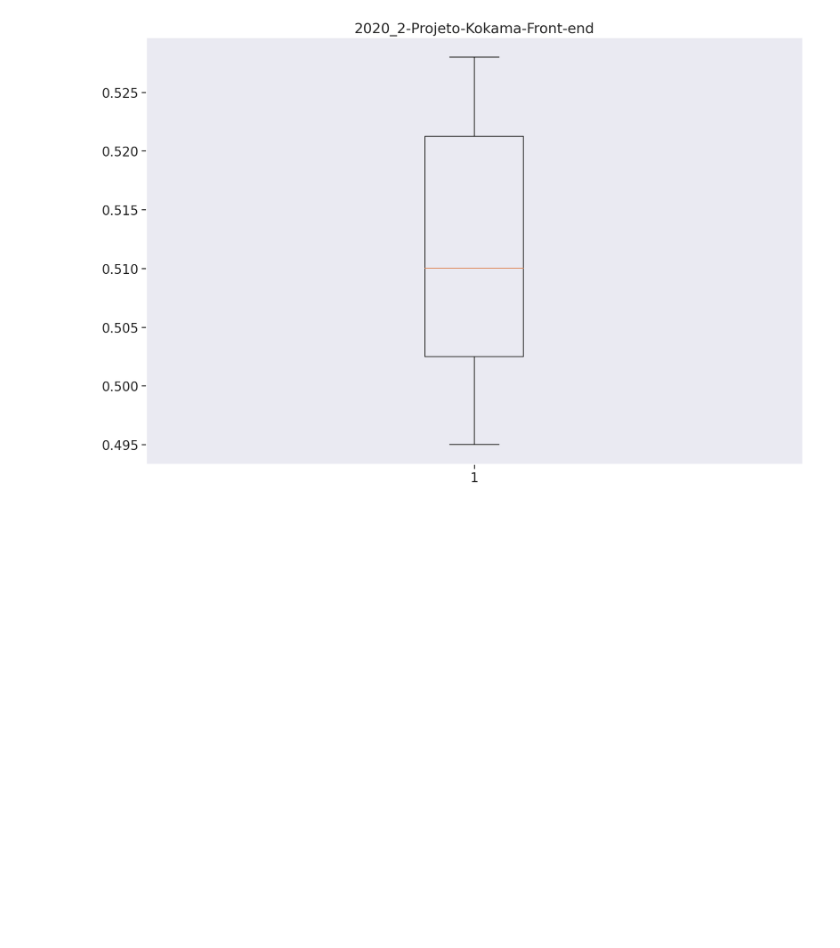
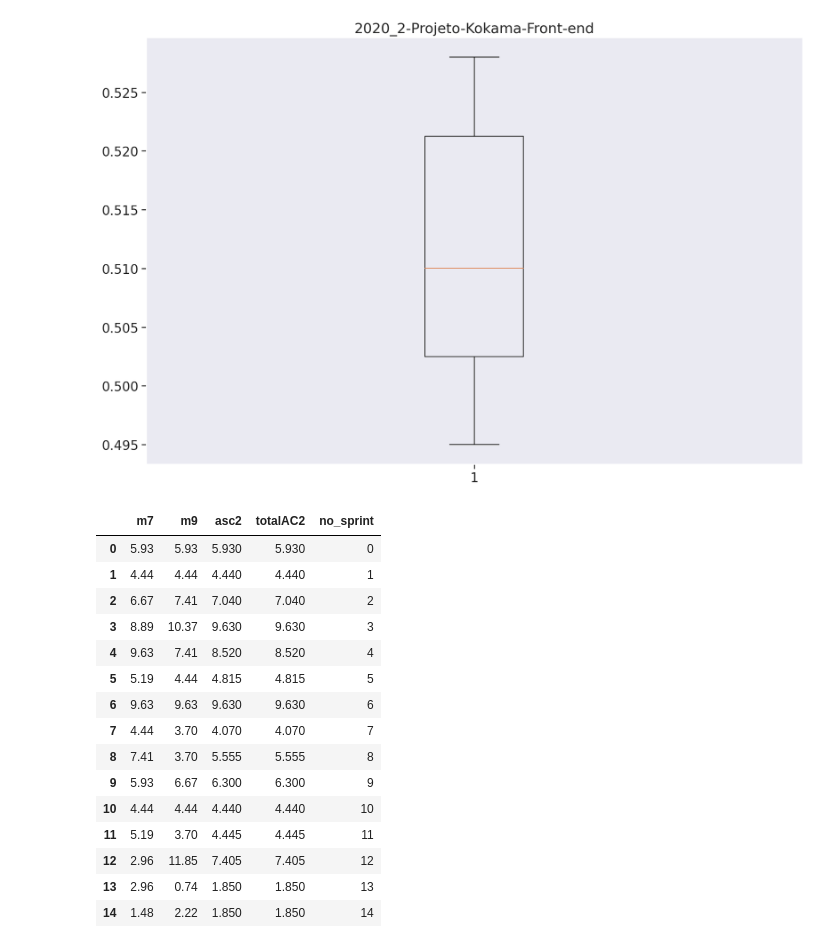
Before and after one commit to fga-eps-mds/2020.2-Projeto-Kokama-Wiki, a Jupyter notebook: analytics.ipynb, the cells around one changed output. Saved outputs shown, nothing was run; the diff lists cells and outputs as text; code cells hidden in the pictures; blank space fills up the shorter version.

```diff
--- a/analytics.ipynb
+++ b/analytics.ipynb
@@ -595,0 +955,42 @@ for repo in repos:
+# %%
+
+
+m7_list = []
+m9_list = []
+asc2_list = []
+sprint_list = []
+
+for i in range(len(tags)):
+    m7_list.append(m7(number_of_resolved_issues[i], NUMBER_OF_ISSUES))
+    m9_list.append(m9(tags[i], NUMBER_OF_ISSUES))
+    asc2_list.append((m7_list[i]+m9_list[i])/2)
+    sprint_list.append(i)
+
+new_metrics_df = pd.DataFrame({
+#     'data_inicio':
+#     'data_fim':
+    'm7': m7_list,
+    'm9': m9_list,
+    'asc2': asc2_list,
+    'totalAC2': asc2_list,
+    'no_sprint': sprint_list
+})
+
+new_metrics_df
+# %% [output]
+|  | m7 | m9 | asc2 | totalAC2 | no_sprint |
+| 0 | 5.93 | 5.93 | 5.930 | 5.930 | 0 |
+| 1 | 4.44 | 4.44 | 4.440 | 4.440 | 1 |
+| 2 | 6.67 | 7.41 | 7.040 | 7.040 | 2 |
+| 3 | 8.89 | 10.37 | 9.630 | 9.630 | 3 |
+| 4 | 9.63 | 7.41 | 8.520 | 8.520 | 4 |
+| 5 | 5.19 | 4.44 | 4.815 | 4.815 | 5 |
+| 6 | 9.63 | 9.63 | 9.630 | 9.630 | 6 |
+| 7 | 4.44 | 3.70 | 4.070 | 4.070 | 7 |
+| 8 | 7.41 | 3.70 | 5.555 | 5.555 | 8 |
+| 9 | 5.93 | 6.67 | 6.300 | 6.300 | 9 |
+| 10 | 4.44 | 4.44 | 4.440 | 4.440 | 10 |
+| 11 | 5.19 | 3.70 | 4.445 | 4.445 | 11 |
+| 12 | 2.96 | 11.85 | 7.405 | 7.405 | 12 |
+| 13 | 2.96 | 0.74 | 1.850 | 1.850 | 13 |
+| 14 | 1.48 | 2.22 | 1.850 | 1.850 | 14 |
```
Also changed, not shown: parts of 18 cells of this notebook, 1 other file.
